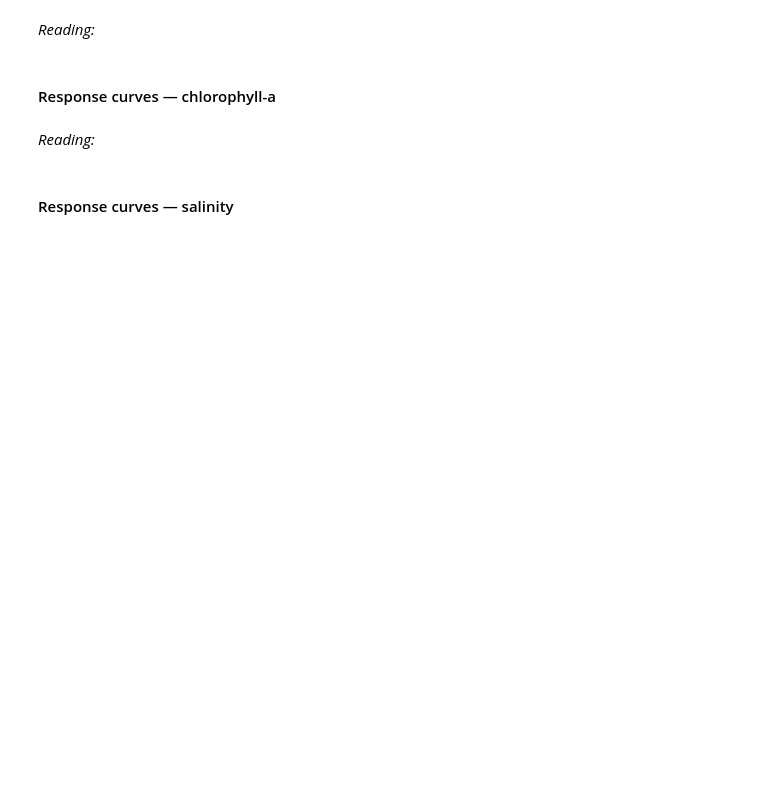
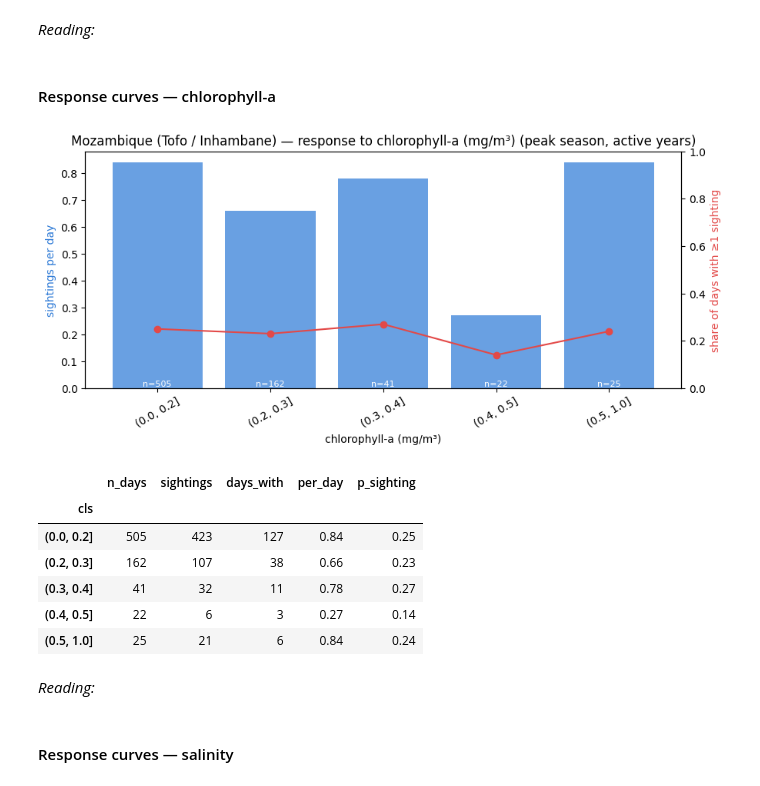
Before and after one commit to Patrick190508/whaleshark-mafia-island, a Jupyter notebook: notebooks/Daily_EDA_Peak_Season.ipynb, the cells around one changed output. Drawn from its saved outputs; the diff is of its cells as text; code cells hidden in the pictures; blank space fills up the shorter version.

```diff
--- a/notebooks/Daily_EDA_Peak_Season.ipynb
+++ b/notebooks/Daily_EDA_Peak_Season.ipynb
@@ -561,6 +577,17 @@ year_plots(s)
 *Reading:*
 # %% [markdown]
 #### Response curves — chlorophyll-a
+# %%
+response_curve(s, 'chl', [0, 0.2, 0.3, 0.4, 0.5, 1], 'chlorophyll-a (mg/m³)')
+# %% [output]
+[figure, added]
+|  | n_days | sightings | days_with | per_day | p_sighting |
+| cls |  |  |  |  |  |
+| (0.0, 0.2] | 505 | 423 | 127 | 0.84 | 0.25 |
+| (0.2, 0.3] | 162 | 107 | 38 | 0.66 | 0.23 |
+| (0.3, 0.4] | 41 | 32 | 11 | 0.78 | 0.27 |
+| (0.4, 0.5] | 22 | 6 | 3 | 0.27 | 0.14 |
+| (0.5, 1.0] | 25 | 21 | 6 | 0.84 | 0.24 |
 # %% [markdown]
 *Reading:*
 # %% [markdown]
```
Also changed, not shown: parts of 6 cells of this notebook.
